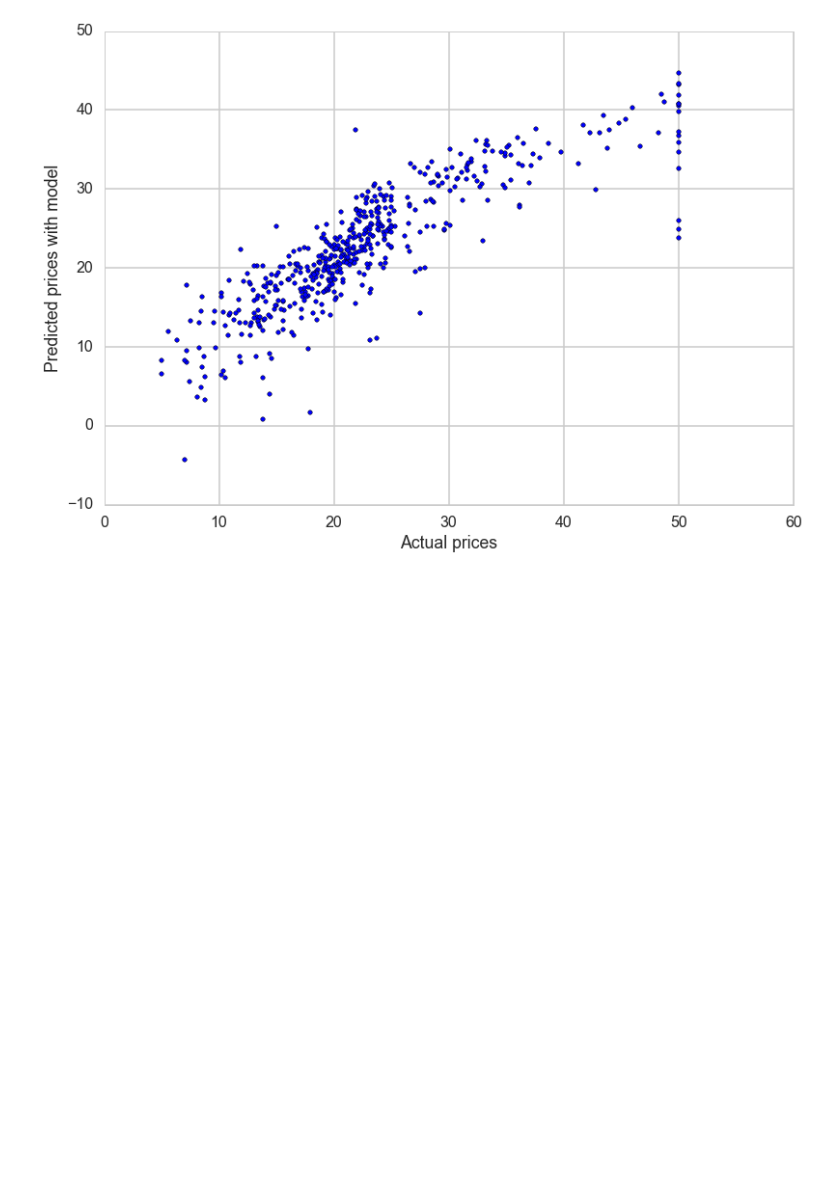
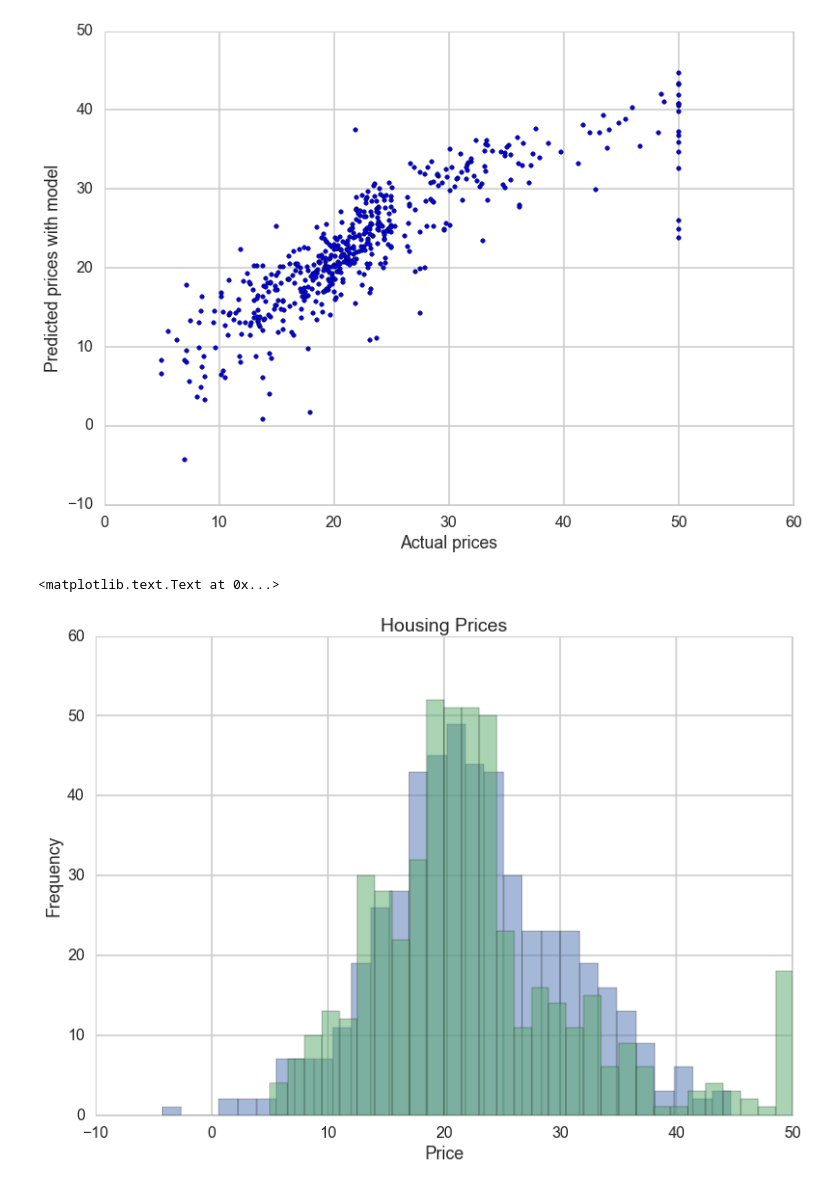
Before and after one commit to zazencodes/Harvard_labs_cs109, a Jupyter notebook: Lab4_stats.ipynb, the cells around one changed output. Drawn from its saved outputs; the diff is of its cells as text; code cells hidden in the pictures; blank space fills up the shorter version.

```diff
--- a/Lab4_stats.ipynb
+++ b/Lab4_stats.ipynb
@@ -338,3 +338,12 @@ plt.ylabel('Predicted prices with model')
 # %% [output]
 <matplotlib.text.Text at 0x...>
 [figure]
+# %%
+plt.hist(lm.predict(xdf), alpha=0.5, label='Predicted', bins=30)
+plt.hist(bos.PRICE, alpha=0.5, label='Actual', bins=30)
+plt.title('Housing Prices')
+plt.xlabel('Price')
+plt.ylabel('Frequency')
+# %% [output]
+<matplotlib.text.Text at 0x...>
+[figure, added]
```
Also changed, not shown: parts of 29 cells of this notebook, 1 other file.
